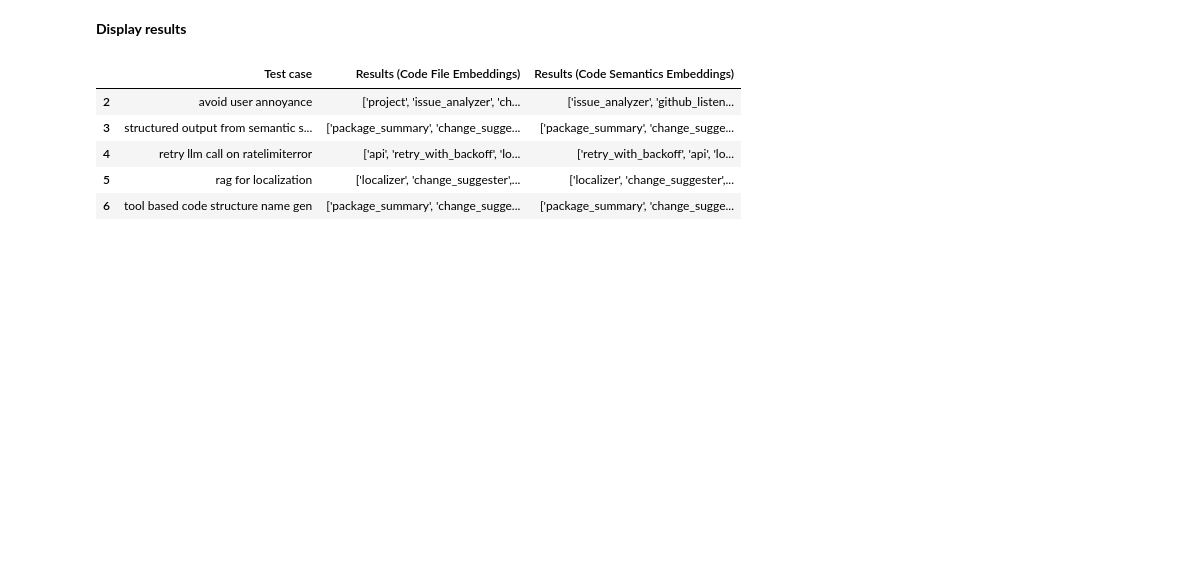
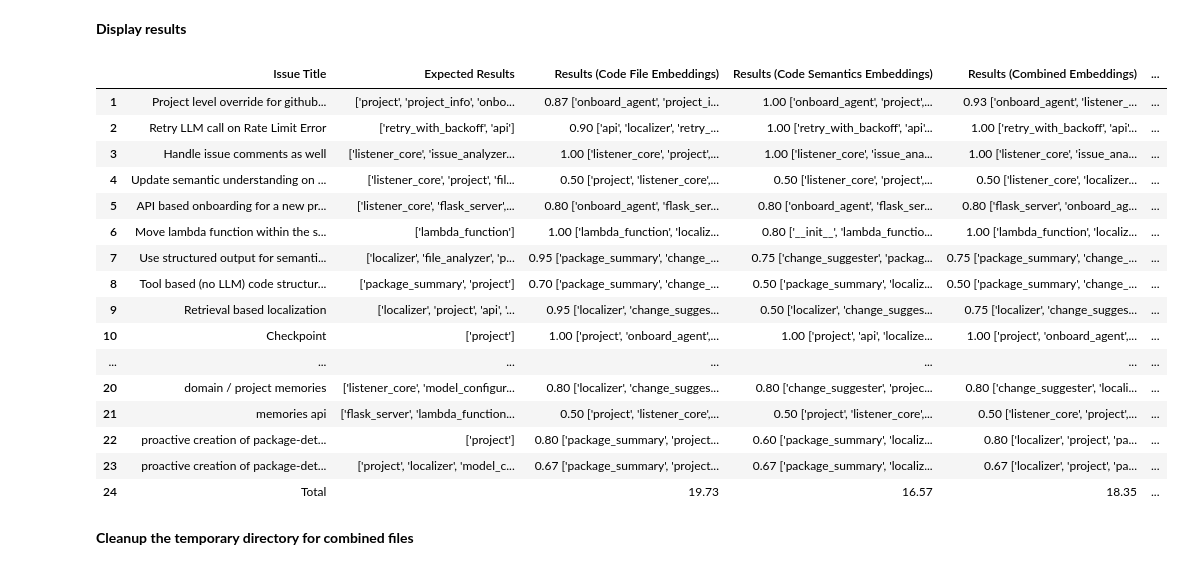
Before and after one commit to pdhoolia/se-agent, a Jupyter notebook: evaluate_localization_strategies.ipynb, the cells around one changed output. Saved outputs shown, nothing was run; the diff lists cells and outputs as text; code cells hidden in the pictures; blank space fills up the shorter version.

Commit message:
eval localization strategies (on self, using openai)

````diff
--- a/evaluate_localization_strategies.ipynb
+++ b/evaluate_localization_strategies.ipynb
@@ -131,3 +275,36 @@ test_issues_folder = "test/issues"
+# %%
+# Create a temporary directory for the combined documents
+combined_docs_dir = tempfile.mkdtemp()
+
+# Iterate over the semantic summaries and combine with corresponding code files
+for root, _, files in os.walk(code_semantics_dir):
+    for file in files:
+        if file.endswith(".md"):
+            filename_without_extn = file.split('.')[0]
+            summary_file_path = os.path.join(root, file)
+            # Get corresponding code file path
+            relative_path = os.path.relpath(root, code_semantics_dir)
+            code_file_path = os.path.join(code_dir, relative_path, f"{filename_without_extn}.py")
+
+            # Only proceed if the code file exists
+            if os.path.exists(code_file_path):
+                # Read content from both summary and code files
+                with open(summary_file_path, "r") as summary_file:
+                    semantic_summary_content = summary_file.read()
+                with open(code_file_path, "r") as code_file:
+                    code_content = code_file.read()
+
+                # Combine the contents
+                combined_content = f"# Semantic summary\n\n{semantic_summary_content}\n\n# Code\n\n```python\n{code_content}\n```"
+
+                # Define path for the combined document in the temporary folder
+                combined_file_dir = os.path.join(combined_docs_dir, relative_path)
+                os.makedirs(combined_file_dir, exist_ok=True)
+                combined_file_path = os.path.join(combined_file_dir, f"{filename_without_extn}.md")
+
+                # Save the combined content
+                with open(combined_file_path, "w") as combined_file:
+                    combined_file.write(combined_content)
 # %% [markdown]
 **Embeddings**
 # %%
@@ -137,13 +314,15 @@ embeddings = OpenAIEmbeddings(model="text-embedding-3-large")
 # %%
 code_file_embeddings = SemanticVectorSearchStrategy(code_dir, src_dir, embeddings, strategy_name="Code File Embeddings")
 code_semantics_embeddings = SemanticVectorSearchStrategy(code_semantics_dir, src_dir, embeddings, strategy_name="Code Semantics Embeddings")
+combined_embeddings = SemanticVectorSearchStrategy(combined_docs_dir, src_dir, embeddings, strategy_name="Combined Embeddings")
+hierarchical_strategy = HierarchicalLocalizationStrategy(project, strategy_name="Hierarchical Localization")
 
-strategies_to_evaluate = [code_file_embeddings, code_semantics_embeddings]
+strategies_to_evaluate = [code_file_embeddings, code_semantics_embeddings, combined_embeddings, hierarchical_strategy]
 # %% [markdown]
 **Evaluate**
 # %%
 evaluator = LocalizationEvaluator(
-    issues_dir=test_issues_folder,
+    dataset=dataset,
     strategies_to_evaluate=strategies_to_evaluate
 )
 
@@ -153,28 +350,37 @@ evaluation_results = evaluator.evaluate()
 # %%
 # Create a copy of the DataFrame for display purposes
 display_df = evaluation_results.copy()
-
-# Transform the 'Results' columns to display only the file name
-display_df['Results (Code File Embeddings)'] = display_df['Results (Code File Embeddings)'].apply(lambda lst: [item[1] for item in lst])
-display_df['Results (Code Semantics Embeddings)'] = display_df['Results (Code Semantics Embeddings)'].apply(lambda lst: [item[1] for item in lst])
 
 # Set the index to start from 1
 display_df.index = display_df.index + 1
 
 # Apply left alignment to all columns, including headers
 df_style = display_df.style \
     .set_table_attributes("style='width:100%'") \
     .set_properties(**{'text-align': 'left'}) \
     .set_table_styles([{
         'selector': 'th',
         'props': [('text-align', 'left')]
     }])
 
 df_style
 # %% [output]
-|  | Test case | Results (Code File Embeddings) | Results (Code Semantics Embeddings) |
-| 2 | avoid user annoyance | ['project', 'issue_analyzer', 'ch... | ['issue_analyzer', 'github_listen... |
-| 3 | structured output from semantic s... | ['package_summary', 'change_sugge... | ['package_summary', 'change_sugge... |
-| 4 | retry llm call on ratelimiterror | ['api', 'retry_with_backoff', 'lo... | ['retry_with_backoff', 'api', 'lo... |
-| 5 | rag for localization | ['localizer', 'change_suggester',... | ['localizer', 'change_suggester',... |
-| 6 | tool based code structure name gen | ['package_summary', 'change_sugge... | ['package_summary', 'change_sugge... |
+|  | Issue Title | Expected Results | Results (Code File Embeddings) | Results (Code Semantics Embeddings) | Results (Combined Embeddings) | ... |
+| 1 | Project level override for github... | ['project', 'project_info', 'onbo... | 0.87 ['onboard_agent', 'project_i... | 1.00 ['onboard_agent', 'project',... | 0.93 ['onboard_agent', 'listener_... | ... |
+| 2 | Retry LLM call on Rate Limit Error | ['retry_with_backoff', 'api'] | 0.90 ['api', 'localizer', 'retry_... | 1.00 ['retry_with_backoff', 'api'... | 1.00 ['retry_with_backoff', 'api'... | ... |
+| 3 | Handle issue comments as well | ['listener_core', 'issue_analyzer... | 1.00 ['listener_core', 'project',... | 1.00 ['listener_core', 'issue_ana... | 1.00 ['listener_core', 'issue_ana... | ... |
+| 4 | Update semantic understanding on ... | ['listener_core', 'project', 'fil... | 0.50 ['project', 'listener_core',... | 0.50 ['listener_core', 'project',... | 0.50 ['listener_core', 'localizer... | ... |
+| 5 | API based onboarding for a new pr... | ['listener_core', 'flask_server',... | 0.80 ['onboard_agent', 'flask_ser... | 0.80 ['onboard_agent', 'flask_ser... | 0.80 ['flask_server', 'onboard_ag... | ... |
+| 6 | Move lambda function within the s... | ['lambda_function'] | 1.00 ['lambda_function', 'localiz... | 0.80 ['__init__', 'lambda_functio... | 1.00 ['lambda_function', 'localiz... | ... |
+| 7 | Use structured output for semanti... | ['localizer', 'file_analyzer', 'p... | 0.95 ['package_summary', 'change_... | 0.75 ['change_suggester', 'packag... | 0.75 ['package_summary', 'change_... | ... |
+| 8 | Tool based (no LLM) code structur... | ['package_summary', 'project'] | 0.70 ['package_summary', 'change_... | 0.50 ['package_summary', 'localiz... | 0.50 ['package_summary', 'change_... | ... |
+| 9 | Retrieval based localization | ['localizer', 'project', 'api', '... | 0.95 ['localizer', 'change_sugges... | 0.50 ['localizer', 'change_sugges... | 0.75 ['localizer', 'change_sugges... | ... |
+| 10 | Checkpoint | ['project'] | 1.00 ['project', 'onboard_agent',... | 1.00 ['project', 'api', 'localize... | 1.00 ['project', 'onboard_agent',... | ... |
+| ... | ... | ... | ... | ... | ... | ... |
+| 20 | domain / project memories | ['listener_core', 'model_configur... | 0.80 ['localizer', 'change_sugges... | 0.80 ['change_suggester', 'projec... | 0.80 ['change_suggester', 'locali... | ... |
+| 21 | memories api | ['flask_server', 'lambda_function... | 0.50 ['project', 'listener_core',... | 0.50 ['project', 'listener_core',... | 0.50 ['listener_core', 'project',... | ... |
+| 22 | proactive creation of package-det... | ['project'] | 0.80 ['package_summary', 'project... | 0.60 ['package_summary', 'localiz... | 0.80 ['localizer', 'project', 'pa... | ... |
+| 23 | proactive creation of package-det... | ['project', 'localizer', 'model_c... | 0.67 ['package_summary', 'project... | 0.67 ['package_summary', 'localiz... | 0.67 ['localizer', 'project', 'pa... | ... |
+| 24 | Total |  | 19.73 | 16.57 | 18.35 | ... |
+# %% [markdown]
+**Cleanup the temporary directory for combined files**
````
Also changed, not shown: parts of 12 cells of this notebook, 31 other files.
